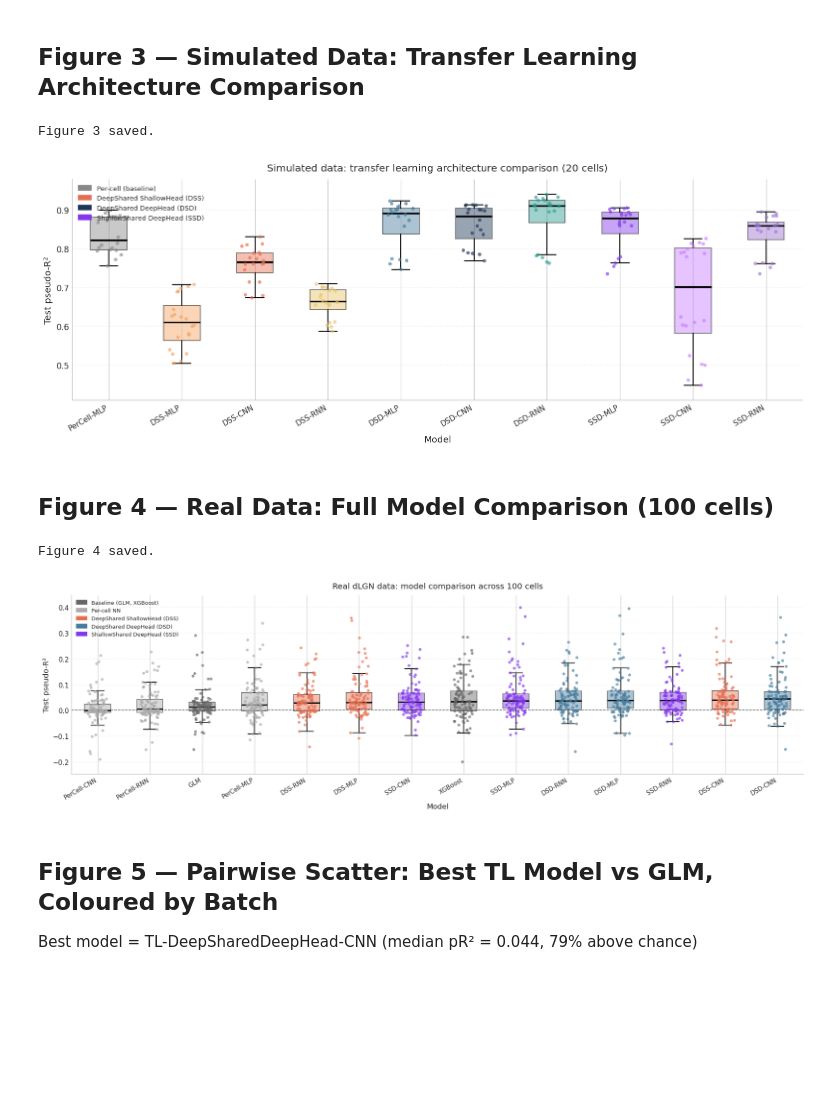
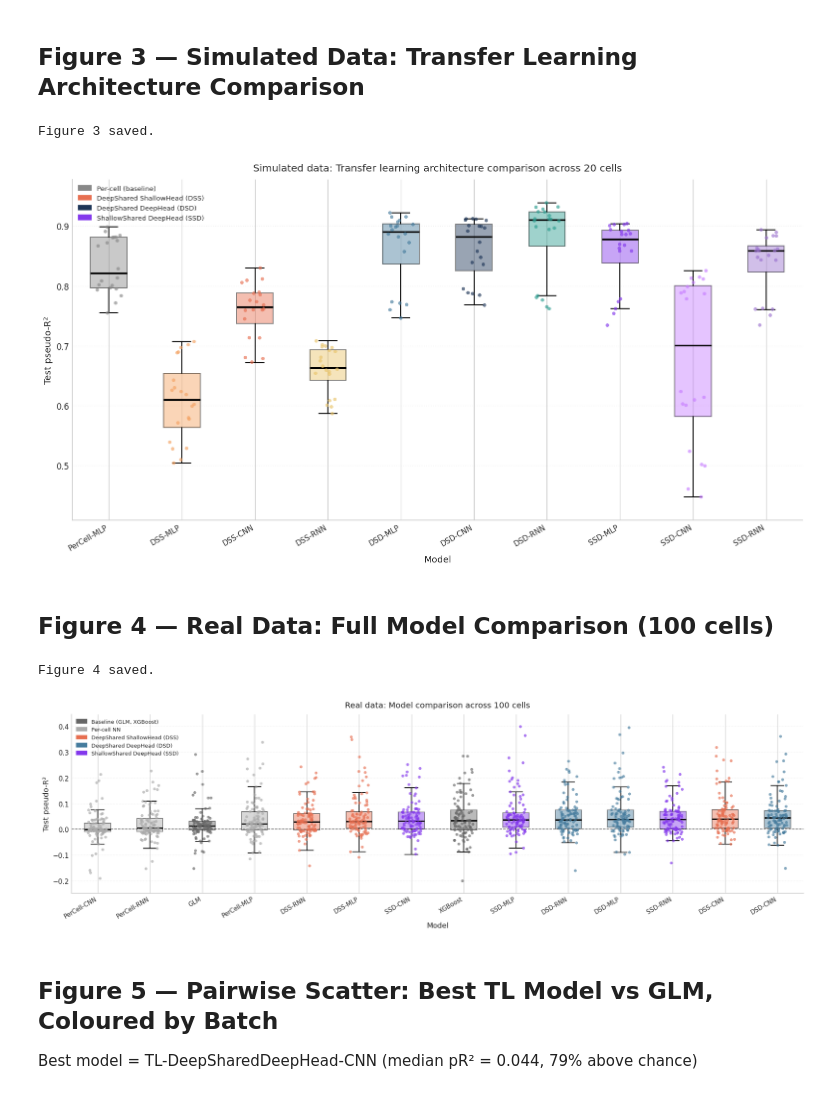
Before and after one commit to shtem/BIOL61230_poisson_neural_net, a Jupyter notebook: notebooks/results_figures.ipynb, the cells around one changed output. Cells and saved outputs as stored; diff of their text form; code cells hidden in the pictures; blank space fills up the shorter version.

Commit message:
generated figures again

```diff
--- a/notebooks/results_figures.ipynb
+++ b/notebooks/results_figures.ipynb
@@ -275,36 +275,36 @@ sim_tl_colours = [
     "#888888",  # PerCell-MLP (grey baseline)
     "#F4A261", "#E76F51", "#E9C46A",  # DSS: MLP, CNN, RNN
     "#457B9D", "#1D3557", "#2A9D8F",  # DSD: MLP, CNN, RNN
     "#8338EC", "#C77DFF", "#9B72CF",  # SSD: MLP, CNN, RNN
 ]
 
 fig3 = plot_r2_comparison_boxplot(
     sim_tl_display,
     split="test",
-    title="Simulated data: transfer learning architecture comparison (20 cells)",
-    figsize=(13, 5),
+    title="Simulated data: Transfer learning architecture comparison across 20 cells",
+    figsize=(13, 7),
     show_points=True,
     rotate_labels=True,
     color_palette=sim_tl_colours,
 )
 
 # Add architecture family legend
 ax3 = fig3.axes[0]
 legend_patches = [
     mpatches.Patch(color="#888888", label="Per-cell (baseline)"),
     mpatches.Patch(color="#E76F51", label="DeepShared ShallowHead (DSS)"),
     mpatches.Patch(color="#1D3557", label="DeepShared DeepHead (DSD)"),
     mpatches.Patch(color="#8338EC", label="ShallowShared DeepHead (SSD)"),
 ]
 ax3.legend(handles=legend_patches, fontsize=8, loc="upper left")
 
 fig3.savefig(FIG_DIR / "figure3_simulated_tl.png", dpi=300, bbox_inches="tight")
 fig3.savefig(FIG_DIR / "figure3_simulated_tl.pdf", bbox_inches="tight")
 print("Figure 3 saved.")
 fig3
 # %% [output]
 Figure 3 saved.
-[figure, old version]
+[figure, new version]
 # %% [markdown]
 ## Figure 4 — Real Data: Full Model Comparison (100 cells)
 # %%
@@ -350,7 +350,7 @@ for _, name in real_display_list:
 fig4 = plot_r2_comparison_boxplot(
     real_display_list,
     split="test",
-    title="Real dLGN data: model comparison across 100 cells",
+    title="Real data: Model comparison across 100 cells",
     figsize=(16, 5),
     show_points=True,
     rotate_labels=True,
@@ -374,7 +374,7 @@ print("Figure 4 saved.")
 fig4
 # %% [output]
 Figure 4 saved.
-[figure, old version]
+[figure, new version]
 # %% [markdown]
 ## Figure 5 — Pairwise Scatter: Best TL Model vs GLM, Coloured by Batch
 
```
Also changed, not shown: parts of 3 cells of this notebook, 8 other files.
